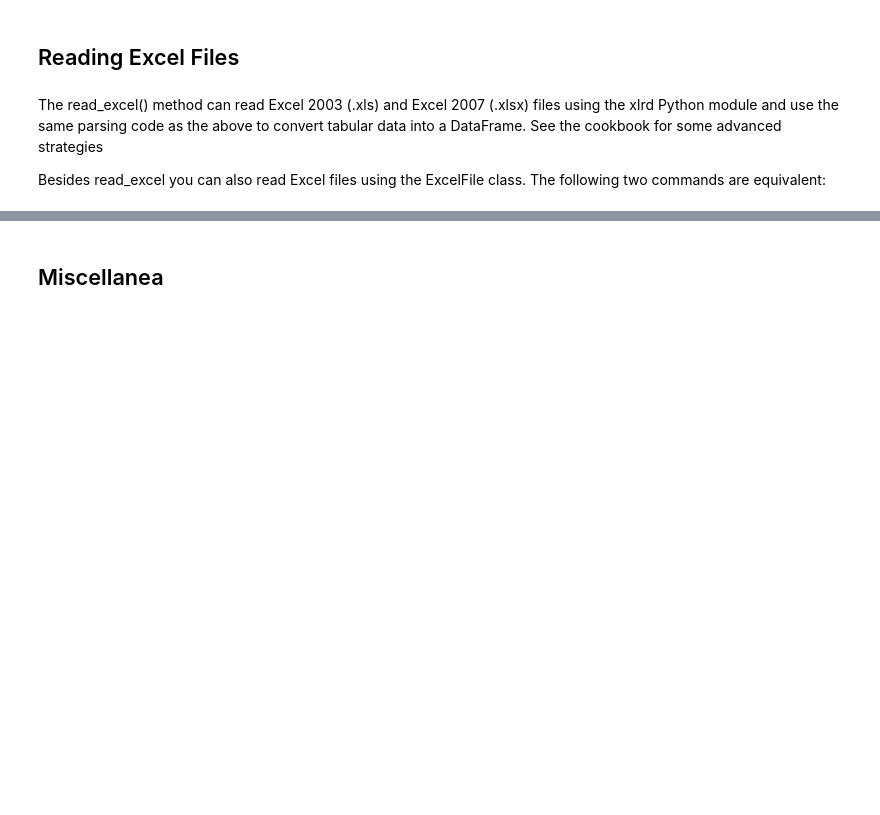
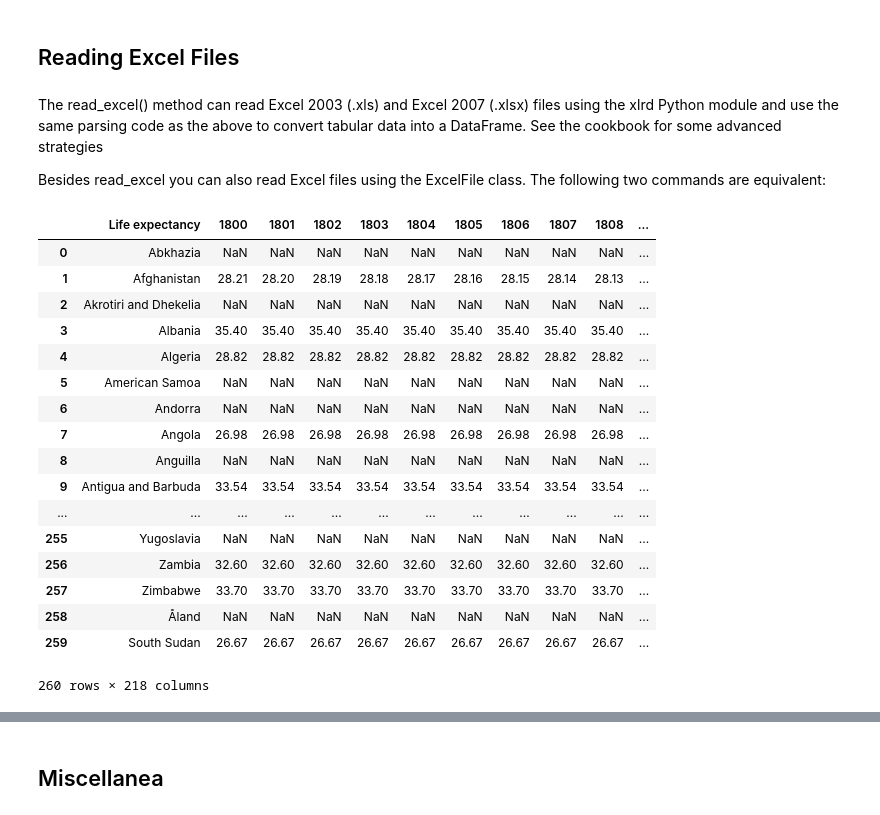
Before and after one commit to burkesquires/python_biologist, a Jupyter notebook: 05_python_data_analysis/2-Intro to Data Analysis with Python.ipynb, the cells around one changed output, grey strips where cells are left out. Cells and saved outputs as stored; diff of their text form; code cells hidden in the pictures; blank space fills up the shorter version.

Commit message:
Added python data analysis material

```diff
--- a/05_python_data_analysis/2-Intro to Data Analysis with Python.ipynb
+++ b/05_python_data_analysis/2-Intro to Data Analysis with Python.ipynb
@@ -645,7 +1474,26 @@ The read_excel() method can read Excel 2003 (.xls) and Excel 2007 (.xlsx) files
 Besides read_excel you can also read Excel files using the ExcelFile class. The following two commands are equivalent:
 # %%
 # using the read_excel function
-pandas.read_excel('../data/gapminder_life_expectancy_at_birth.xlsx', 0, index_col=None, na_values=['NA'])
+pandas.read_excel('../data/gapminder_life_expectancy_at_birth.xlsx', 0, index_col=None, na_values=[''])
+# %% [output]
+|  | Life expectancy | 1800 | 1801 | 1802 | 1803 | 1804 | 1805 | 1806 | 1807 | 1808 | ... |
+| 0 | Abkhazia | NaN | NaN | NaN | NaN | NaN | NaN | NaN | NaN | NaN | ... |
+| 1 | Afghanistan | 28.21 | 28.20 | 28.19 | 28.18 | 28.17 | 28.16 | 28.15 | 28.14 | 28.13 | ... |
+| 2 | Akrotiri and Dhekelia | NaN | NaN | NaN | NaN | NaN | NaN | NaN | NaN | NaN | ... |
+| 3 | Albania | 35.40 | 35.40 | 35.40 | 35.40 | 35.40 | 35.40 | 35.40 | 35.40 | 35.40 | ... |
+| 4 | Algeria | 28.82 | 28.82 | 28.82 | 28.82 | 28.82 | 28.82 | 28.82 | 28.82 | 28.82 | ... |
+| 5 | American Samoa | NaN | NaN | NaN | NaN | NaN | NaN | NaN | NaN | NaN | ... |
+| 6 | Andorra | NaN | NaN | NaN | NaN | NaN | NaN | NaN | NaN | NaN | ... |
+| 7 | Angola | 26.98 | 26.98 | 26.98 | 26.98 | 26.98 | 26.98 | 26.98 | 26.98 | 26.98 | ... |
+| 8 | Anguilla | NaN | NaN | NaN | NaN | NaN | NaN | NaN | NaN | NaN | ... |
+| 9 | Antigua and Barbuda | 33.54 | 33.54 | 33.54 | 33.54 | 33.54 | 33.54 | 33.54 | 33.54 | 33.54 | ... |
+| ... | ... | ... | ... | ... | ... | ... | ... | ... | ... | ... | ... |
+| 255 | Yugoslavia | NaN | NaN | NaN | NaN | NaN | NaN | NaN | NaN | NaN | ... |
+| 256 | Zambia | 32.60 | 32.60 | 32.60 | 32.60 | 32.60 | 32.60 | 32.60 | 32.60 | 32.60 | ... |
+| 257 | Zimbabwe | 33.70 | 33.70 | 33.70 | 33.70 | 33.70 | 33.70 | 33.70 | 33.70 | 33.70 | ... |
+| 258 | Åland | NaN | NaN | NaN | NaN | NaN | NaN | NaN | NaN | NaN | ... |
+| 259 | South Sudan | 26.67 | 26.67 | 26.67 | 26.67 | 26.67 | 26.67 | 26.67 | 26.67 | 26.67 | ... |
+260 rows × 218 columns
 # %%
 # Using the sheet name:
 # mock_dataframe = pandas.read_excel('data/mock_data.xls', 'Sheet1', index_col=None, na_values=['NA'])
```
Also changed, not shown: parts of 123 cells of this notebook, 6 other files.
